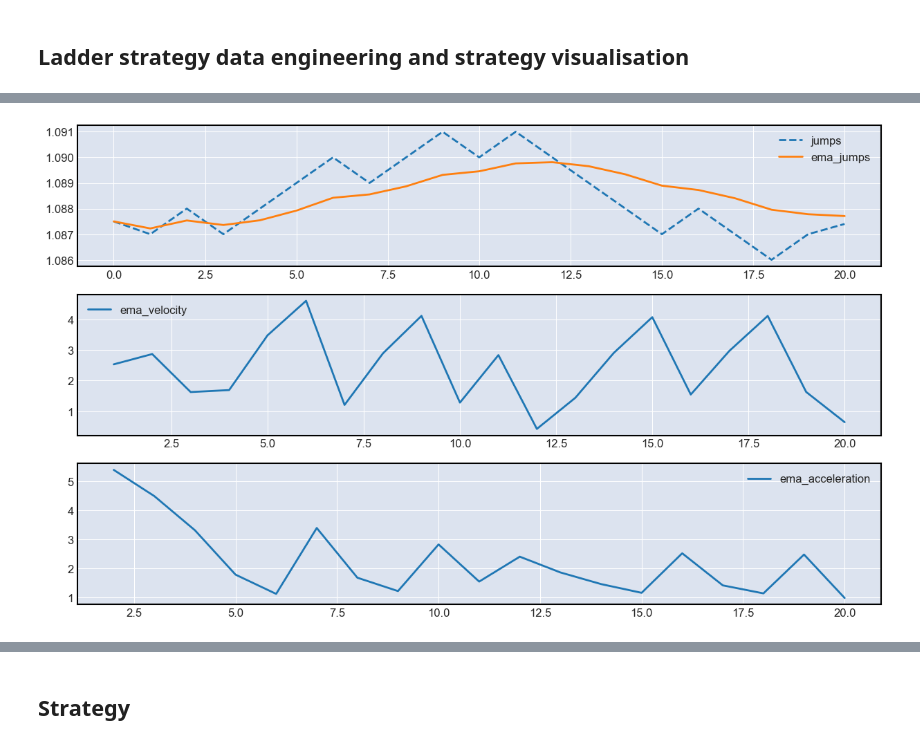
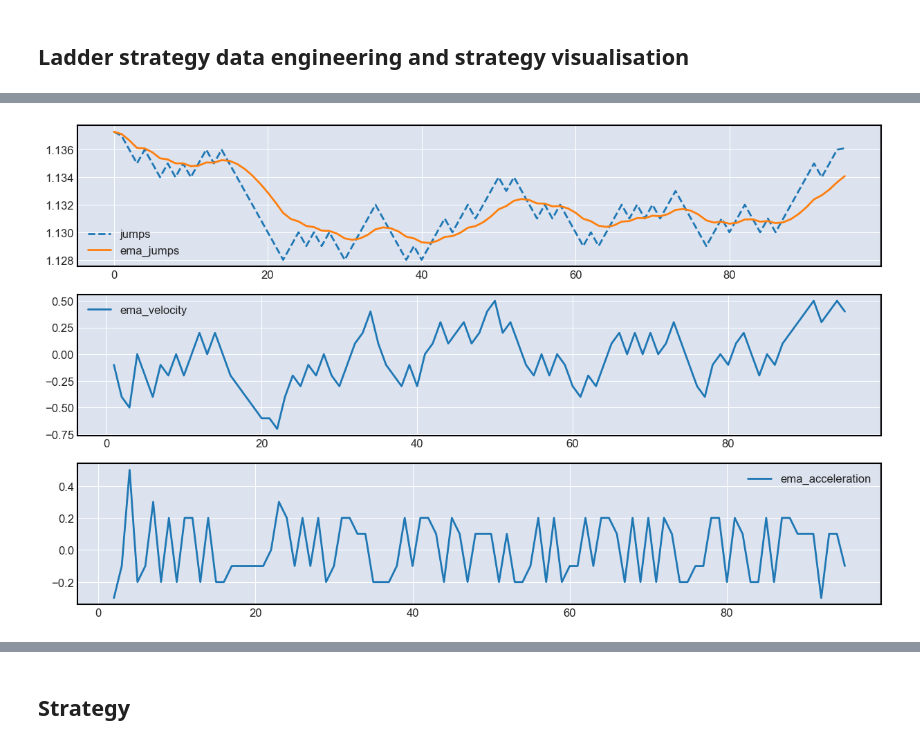
Before and after one commit to SamanvayMS/bp-Trading, a Jupyter notebook: Data_analysis_and_transformation.ipynb, the cells around one changed output, grey strips where cells are left out. Cells and saved outputs as stored; diff of their text form; code cells hidden in the pictures.

```diff
--- a/Data_analysis_and_transformation.ipynb
+++ b/Data_analysis_and_transformation.ipynb
@@ -189,5 +189,5 @@ plot_ladderized('2 Jan 2022','4 Jan 2022',grid_size=0.001,ladderize_function=lad
 [figure]
 # %%
-tick_data = dfb.get_tick_data('17 Aug 2023','18 Aug 2023')['EURUSD.mid']
+tick_data = dfb.get_tick_data('2 Jan 2022','8 Jan 2022')['EURUSD.mid']
 ladderized_data = ladderize_absolute(tick_data, grid_size=0.001)
 # %% [output]
@@ -284,28 +285,26 @@ for grid_sizing in [0.0005, 0.001, 0.002, 0.005]:
 # %%
-def velocity(data):
-    #return 1000*data.diff()/(data)
-    return abs(10000*data.diff()/(data))
+def velocity(data,grid_sizing):
+    return np.round(5*data.diff()/(data)/grid_sizing,1)
 
-def acceleration(data):
-    #return 1000*data.diff().diff()/(data)
-    return abs(10000*data.diff().diff()/(data))
+def acceleration(data,grid_sizing):
+    return np.round(5*data.diff().diff()/(data)/grid_sizing,1)
 # %%
 jumps = filter_jumps(ladderized_data)
 jump_ema = jumps.ewm(span=10).mean()
 # %%
 # Plot the results
 fig,axs = plt.subplots(3,1,figsize=(15,9))
 axs[0].plot(jumps.values, label='jumps', linestyle='--')
 axs[0].plot(jump_ema.values, label='ema_jumps', linestyle='-')
 #axs[0].plot(ladderized_data, label='Ladderized Data',alpha=0.5)
 axs[0].legend()
-axs[1].plot(velocity(jump_ema).values, label='ema_velocity')
+axs[1].plot(velocity(jump_ema,grid_sizing).values, label='ema_velocity')
 axs[1].legend()
-axs[2].plot(acceleration(jump_ema).values, label='ema_acceleration')
+axs[2].plot(acceleration(jump_ema,grid_sizing).values, label='ema_acceleration')
 axs[2].legend()
 plt.show()
 # %% [output]
-[figure, old version]
+[figure, new version]
 # %%
 def convert_to_grid_binomial_data(tick_data,grid_size,ladderized_function):
     ladderized_data = ladderized_function(tick_data,grid_size)
```
Also changed, not shown: parts of 26 cells of this notebook, 1 other file.
